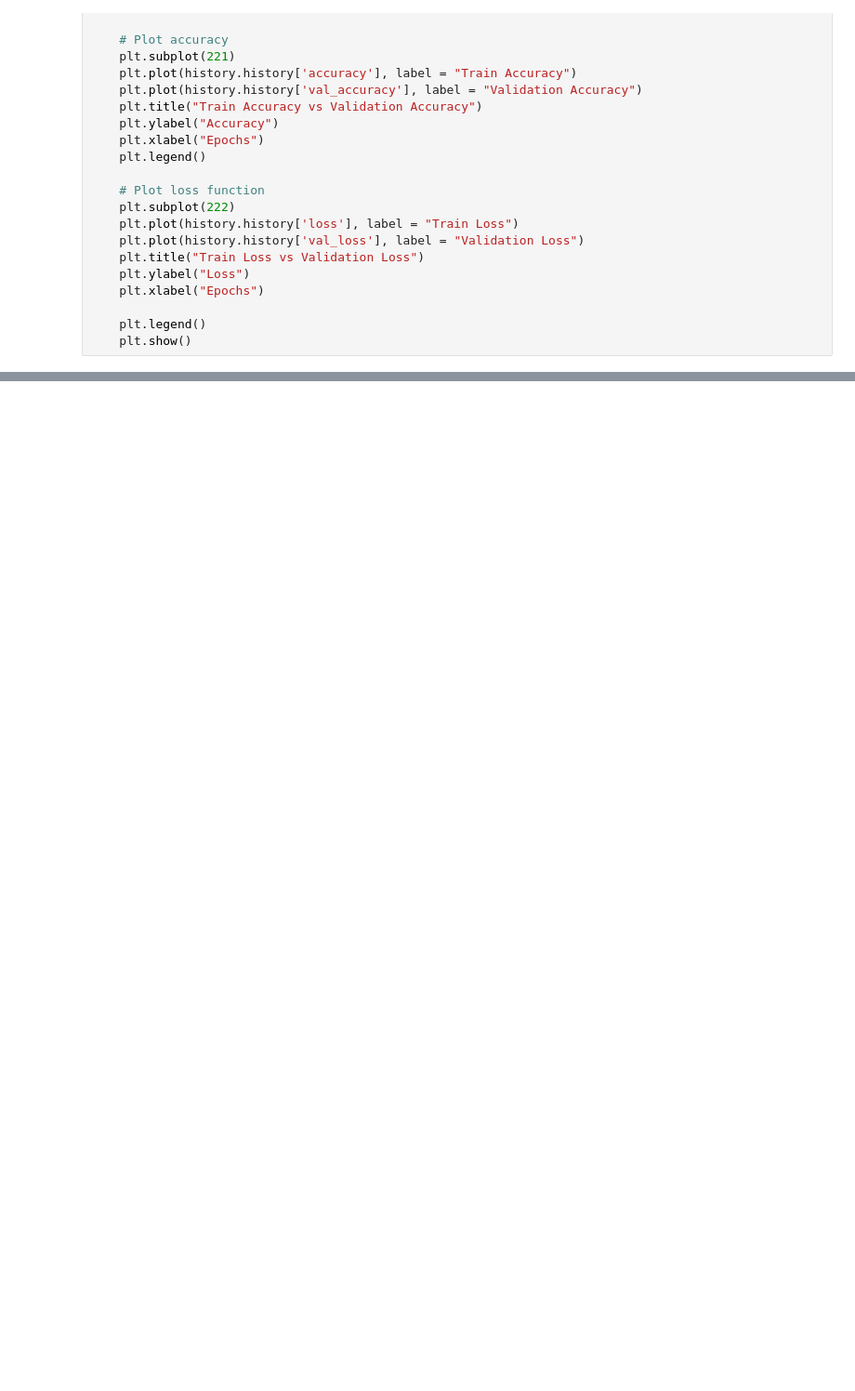
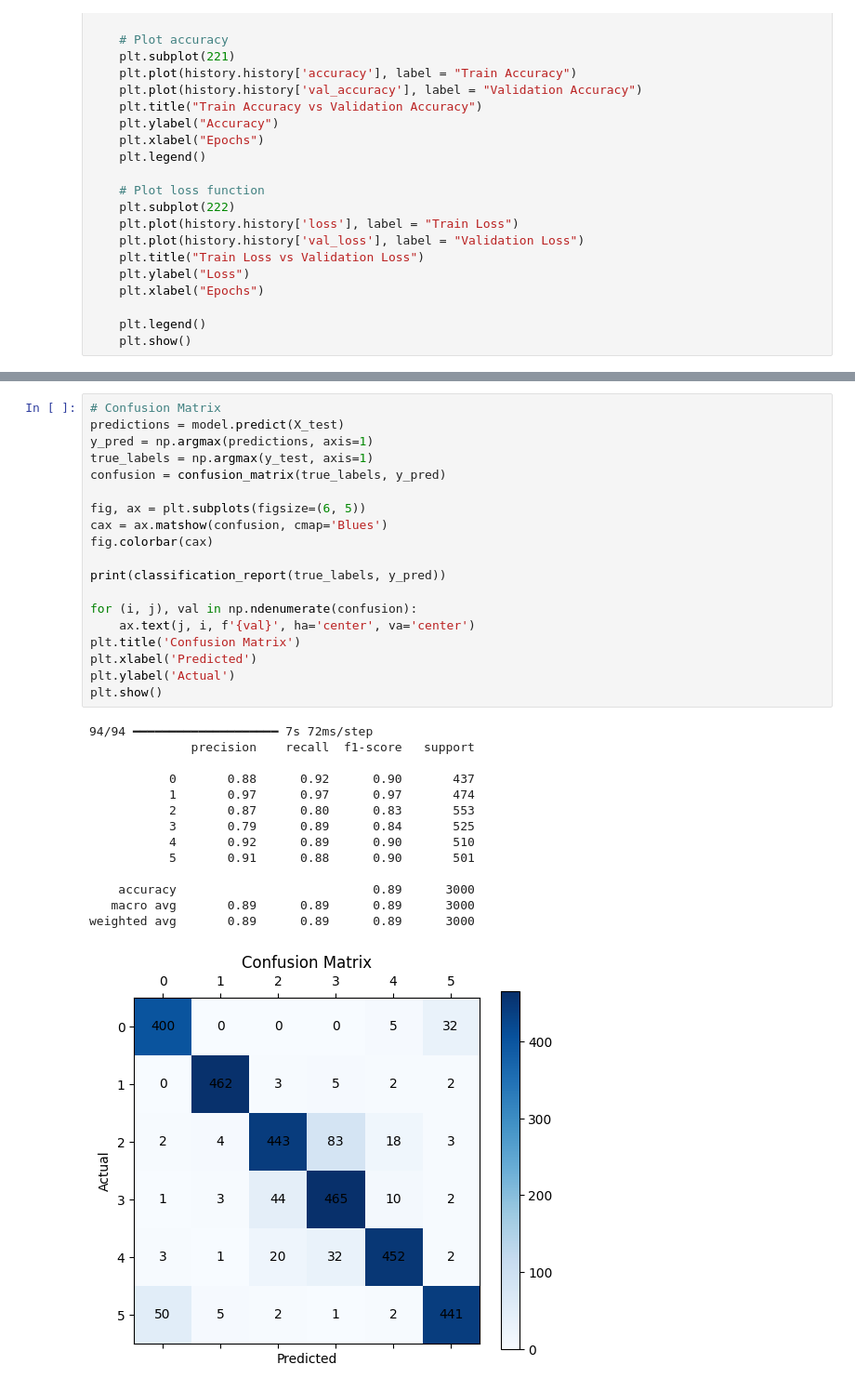
Before and after one commit to dianarrmiranda/TAA_2Project, a Jupyter notebook: vgg16.ipynb, the cells around one changed output, grey strips where cells are left out. Shown at 93% size. Saved outputs shown, nothing was run; the diff lists cells and outputs as text; blank space fills up the shorter version.

```diff
--- a/vgg16.ipynb
+++ b/vgg16.ipynb
@@ -219,0 +202,34 @@ plot_accuracy_loss(history)
+# %%
+# Confusion Matrix
+predictions = model.predict(X_test)
+y_pred = np.argmax(predictions, axis=1)
+true_labels = np.argmax(y_test, axis=1)
+confusion = confusion_matrix(true_labels, y_pred)
+
+fig, ax = plt.subplots(figsize=(6, 5))
+cax = ax.matshow(confusion, cmap='Blues')
+fig.colorbar(cax)
+
+print(classification_report(true_labels, y_pred))
+
+for (i, j), val in np.ndenumerate(confusion):
+    ax.text(j, i, f'{val}', ha='center', va='center')
+plt.title('Confusion Matrix')
+plt.xlabel('Predicted')
+plt.ylabel('Actual')
+plt.show()
+# %% [output]
+94/94 ━━━━━━━━━━━━━━━━━━━━ 7s 72ms/step
+              precision    recall  f1-score   support
+
+           0       0.88      0.92      0.90       437
+           1       0.97      0.97      0.97       474
+           2       0.87      0.80      0.83       553
+           3       0.79      0.89      0.84       525
+           4       0.92      0.89      0.90       510
+           5       0.91      0.88      0.90       501
+
+    accuracy                           0.89      3000
+   macro avg       0.89      0.89      0.89      3000
+weighted avg       0.89      0.89      0.89      3000
+[figure, added]
```
Also changed, not shown: parts of 21 cells of this notebook.
